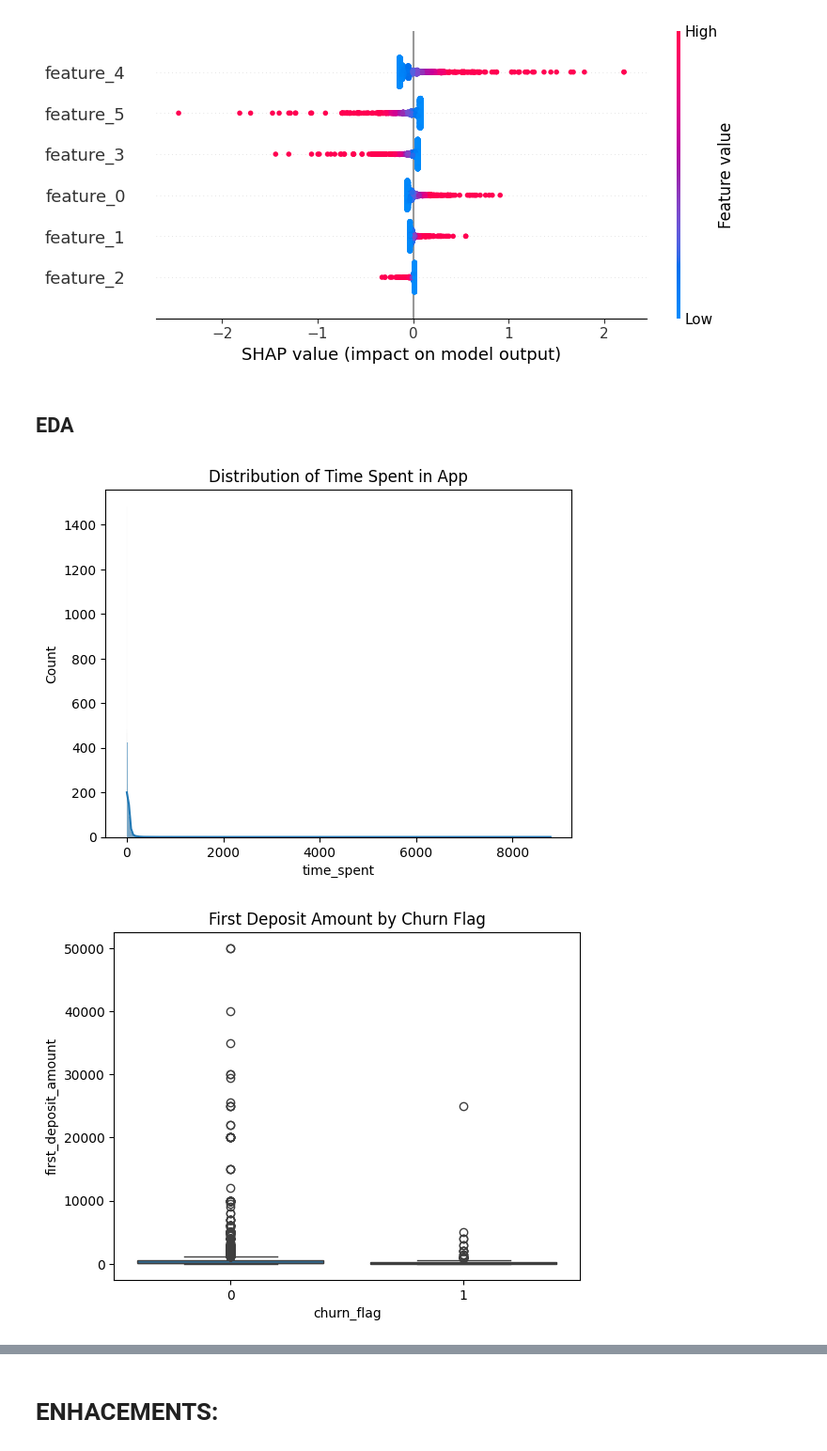
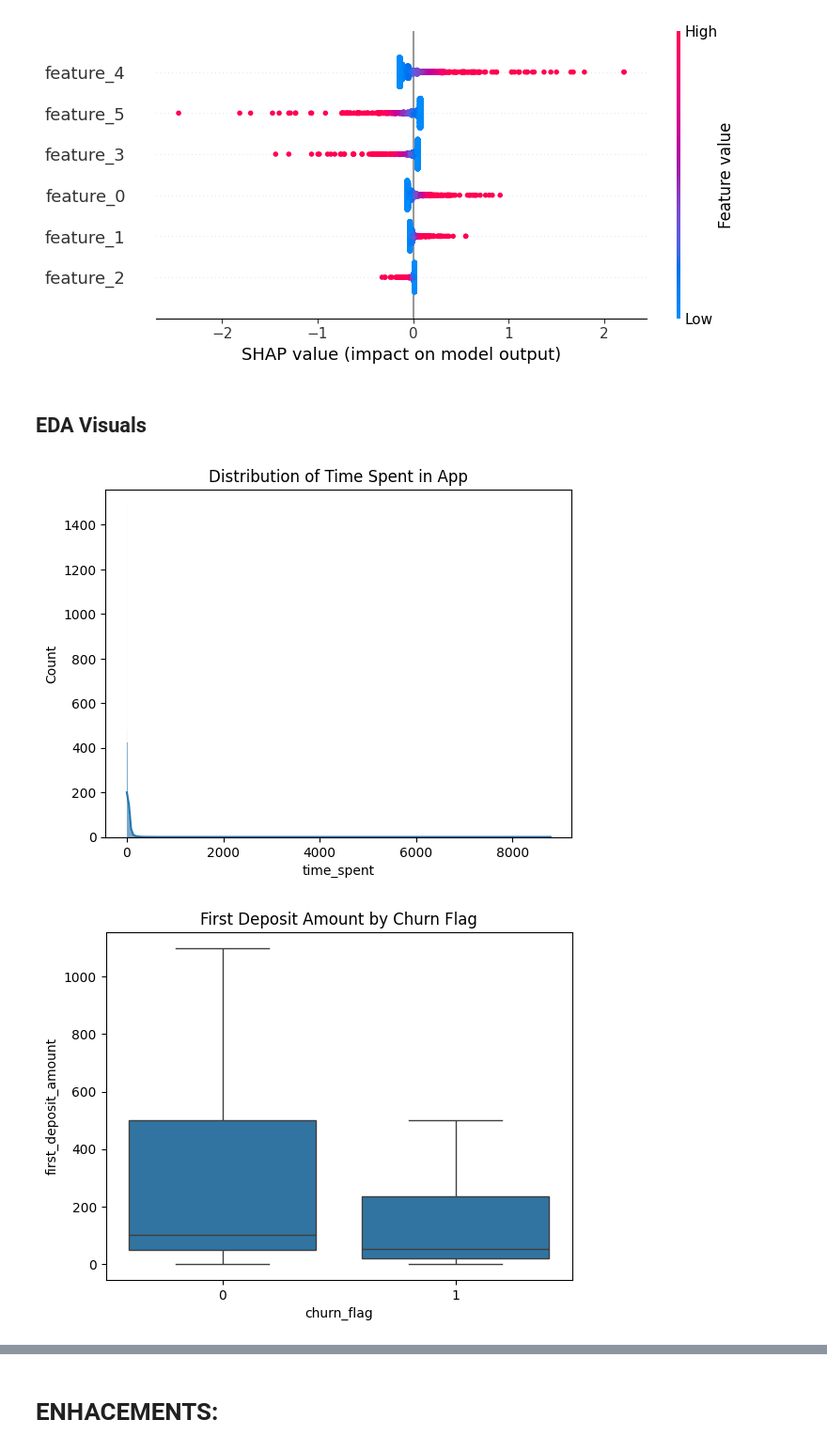
Before and after one commit to Michelangelo20/robinhood_classifer, a Jupyter notebook: src/notebook/rh_classifier_Q2_version6.ipynb, the cells around one changed output, grey strips where cells are left out. Shown at 94% size. Saved outputs shown, nothing was run; the diff lists cells and outputs as text; code cells hidden in the pictures.

```diff
--- a/src/notebook/rh_classifier_Q2_version6.ipynb
+++ b/src/notebook/rh_classifier_Q2_version6.ipynb
@@ -530,34 +464,34 @@ else:
 # %% [output]
 [figure]
 # %% [markdown]
-## EDA
+## EDA Visuals
 # %%
 # Distribution of time spent in app
 sns.histplot(df['time_spent'], kde=True)
 plt.title('Distribution of Time Spent in App')
 plt.show()
 
 # Boxplot of first deposit amount by churn flag
-sns.boxplot(x='churn_flag', y='first_deposit_amount', data=df)
+sns.boxplot(x='churn_flag', y='first_deposit_amount', data=df, showfliers=False)
 plt.title('First Deposit Amount by Churn Flag')
 plt.show()
 
 # Select only the numerical columns from the DataFrame
 numerical_df = df.select_dtypes(include=['float64', 'int64'])
 
 # Create the heatmap using the correlation matrix of the numerical columns
 plt.figure(figsize=(12, 8))
 sns.heatmap(numerical_df.corr(), annot=True, fmt='.2f', cmap='coolwarm')
 plt.title('Correlation Heatmap')
 plt.show()
 
 # Countplot for churn by platform for categorical features
 sns.countplot(x='platform', hue='churn_flag', data=df)
 plt.title('Churn by Platform')
 plt.show()
 # %% [output]
 [figure]
-[figure, old version]
+[figure, new version]
 [figure]
 [figure]
 # %%
```
Also changed, not shown: parts of 5 cells of this notebook.
